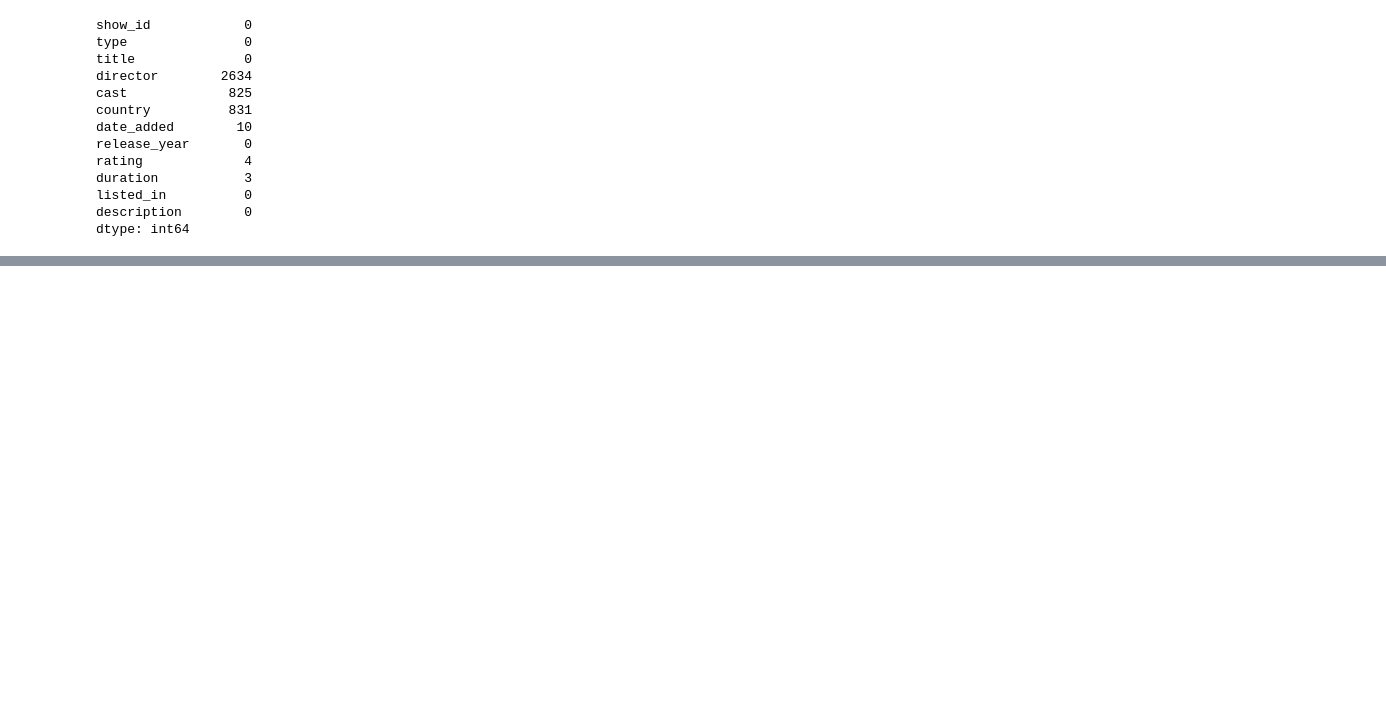
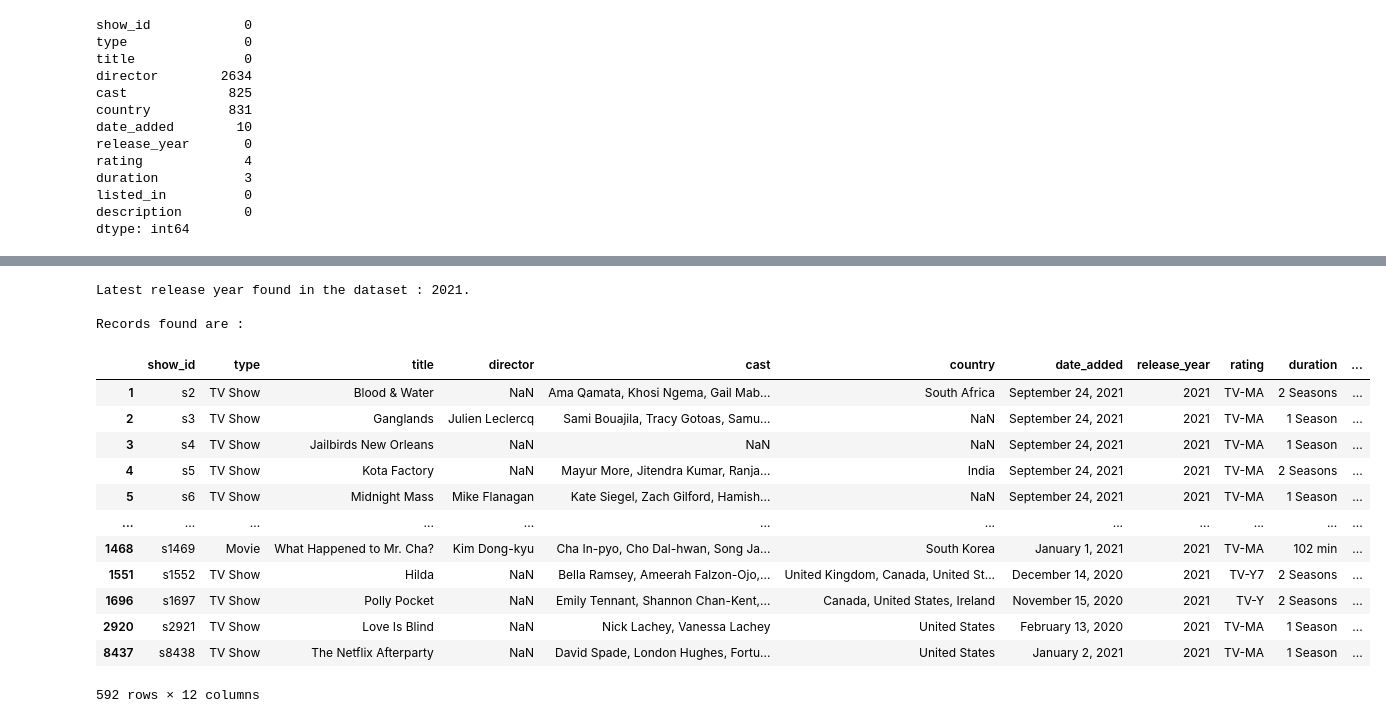
Before and after one commit to one-tonSOUP/ML-practice, a Jupyter notebook: Day02 - Pandas/Pandas Practice.ipynb, the cells around one changed output, grey strips where cells are left out. Drawn from its saved outputs; the diff is of its cells as text; code cells hidden in the pictures; blank space fills up the shorter version.

```diff
--- a/Day02 - Pandas/Pandas Practice.ipynb
+++ b/Day02 - Pandas/Pandas Practice.ipynb
@@ -341,0 +472,23 @@ dtype: int64
+# %%
+latest_release_year = dataset[dataset['release_year'] == dataset['release_year'].max()]
+
+print(f"Latest release year found in the dataset : {BOLD}{dataset['release_year'].max()}{RESET}.")
+print(f"\n{BOLD}Records found are :{RESET}")
+latest_release_year
+# %% [output]
+Latest release year found in the dataset : 2021.
+
+Records found are :
+|  | show_id | type | title | director | cast | country | date_added | release_year | rating | duration | ... |
+| 1 | s2 | TV Show | Blood & Water | NaN | Ama Qamata, Khosi Ngema, Gail Mab... | South Africa | September 24, 2021 | 2021 | TV-MA | 2 Seasons | ... |
+| 2 | s3 | TV Show | Ganglands | Julien Leclercq | Sami Bouajila, Tracy Gotoas, Samu... | NaN | September 24, 2021 | 2021 | TV-MA | 1 Season | ... |
+| 3 | s4 | TV Show | Jailbirds New Orleans | NaN | NaN | NaN | September 24, 2021 | 2021 | TV-MA | 1 Season | ... |
+| 4 | s5 | TV Show | Kota Factory | NaN | Mayur More, Jitendra Kumar, Ranja... | India | September 24, 2021 | 2021 | TV-MA | 2 Seasons | ... |
+| 5 | s6 | TV Show | Midnight Mass | Mike Flanagan | Kate Siegel, Zach Gilford, Hamish... | NaN | September 24, 2021 | 2021 | TV-MA | 1 Season | ... |
+| ... | ... | ... | ... | ... | ... | ... | ... | ... | ... | ... | ... |
+| 1468 | s1469 | Movie | What Happened to Mr. Cha? | Kim Dong-kyu | Cha In-pyo, Cho Dal-hwan, Song Ja... | South Korea | January 1, 2021 | 2021 | TV-MA | 102 min | ... |
+| 1551 | s1552 | TV Show | Hilda | NaN | Bella Ramsey, Ameerah Falzon-Ojo,... | United Kingdom, Canada, United St... | December 14, 2020 | 2021 | TV-Y7 | 2 Seasons | ... |
+| 1696 | s1697 | TV Show | Polly Pocket | NaN | Emily Tennant, Shannon Chan-Kent,... | Canada, United States, Ireland | November 15, 2020 | 2021 | TV-Y | 2 Seasons | ... |
+| 2920 | s2921 | TV Show | Love Is Blind | NaN | Nick Lachey, Vanessa Lachey | United States | February 13, 2020 | 2021 | TV-MA | 1 Season | ... |
+| 8437 | s8438 | TV Show | The Netflix Afterparty | NaN | David Spade, London Hughes, Fortu... | United States | January 2, 2021 | 2021 | TV-MA | 1 Season | ... |
+592 rows × 12 columns
```
Also changed, not shown: parts of 24 cells of this notebook.
